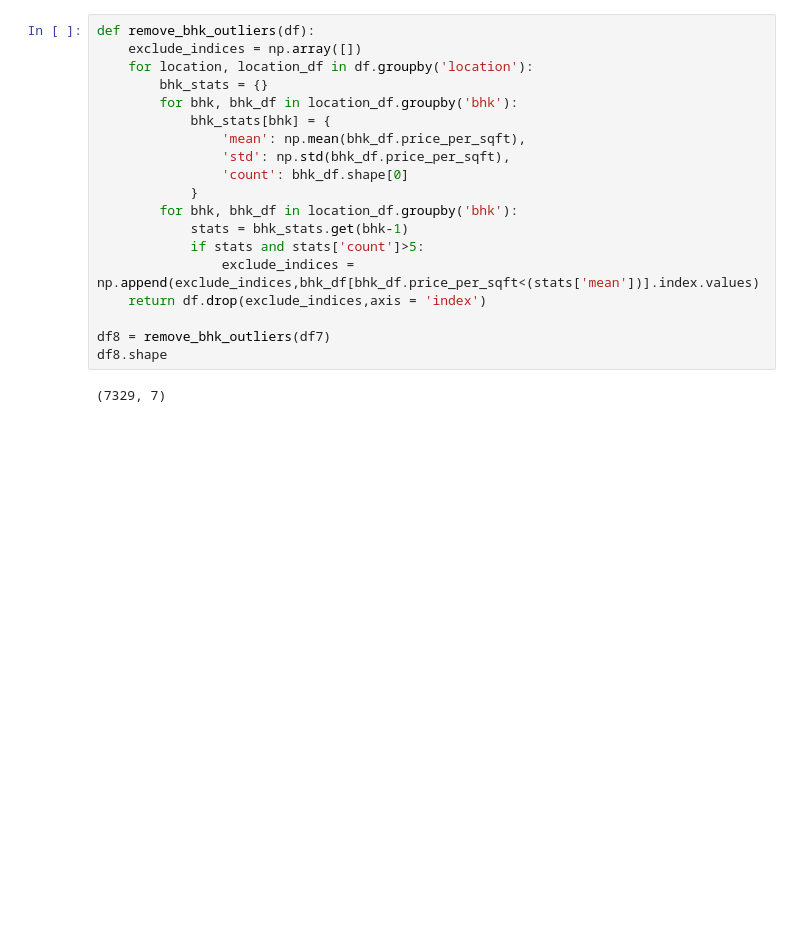
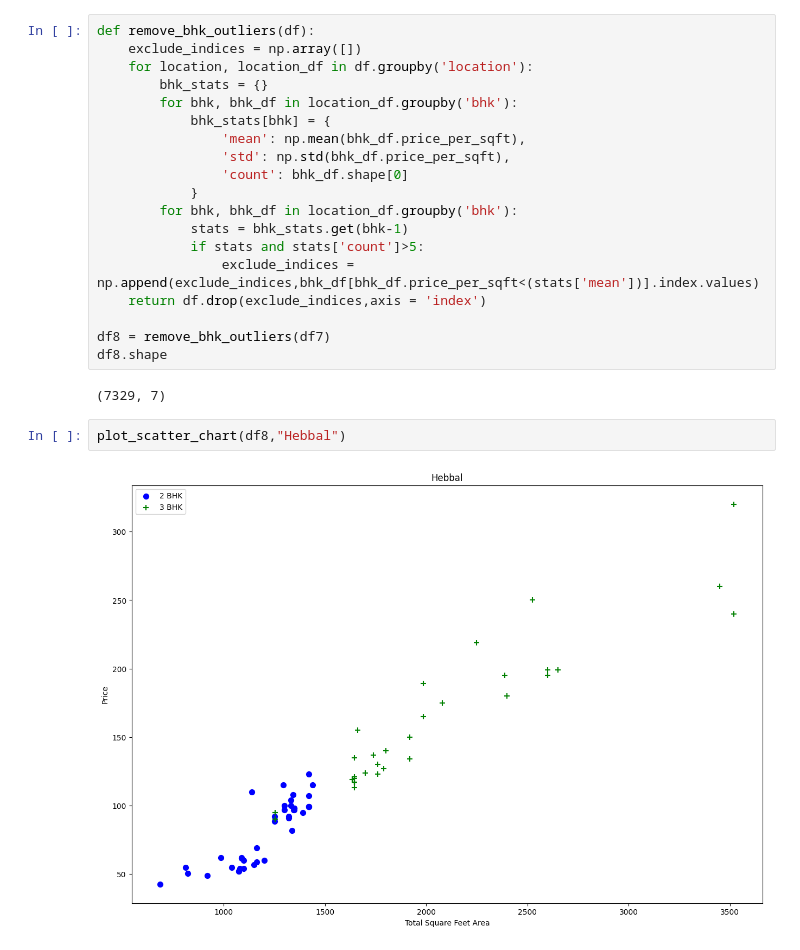
Before and after one commit to sidkarma/House-price-prediction, a Jupyter notebook: Untitled.ipynb, the cells around one changed output. Drawn from its saved outputs; the diff is of its cells as text; blank space fills up the shorter version.

```diff
--- a/Untitled.ipynb
+++ b/Untitled.ipynb
@@ -329,3 +329,7 @@ df8 = remove_bhk_outliers(df7)
 df8.shape
 # %% [output]
 (7329, 7)
+# %%
+plot_scatter_chart(df8,"Hebbal")
+# %% [output]
+[figure, added]
```
Also changed, not shown: parts of 6 cells of this notebook.
